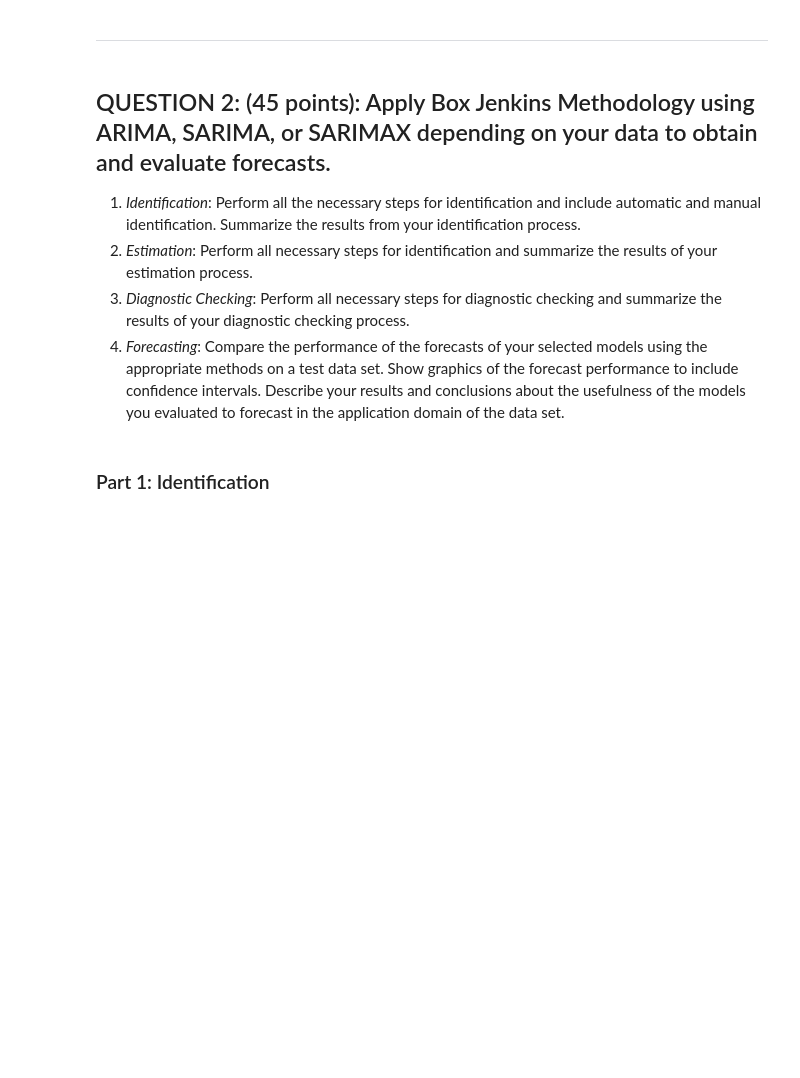
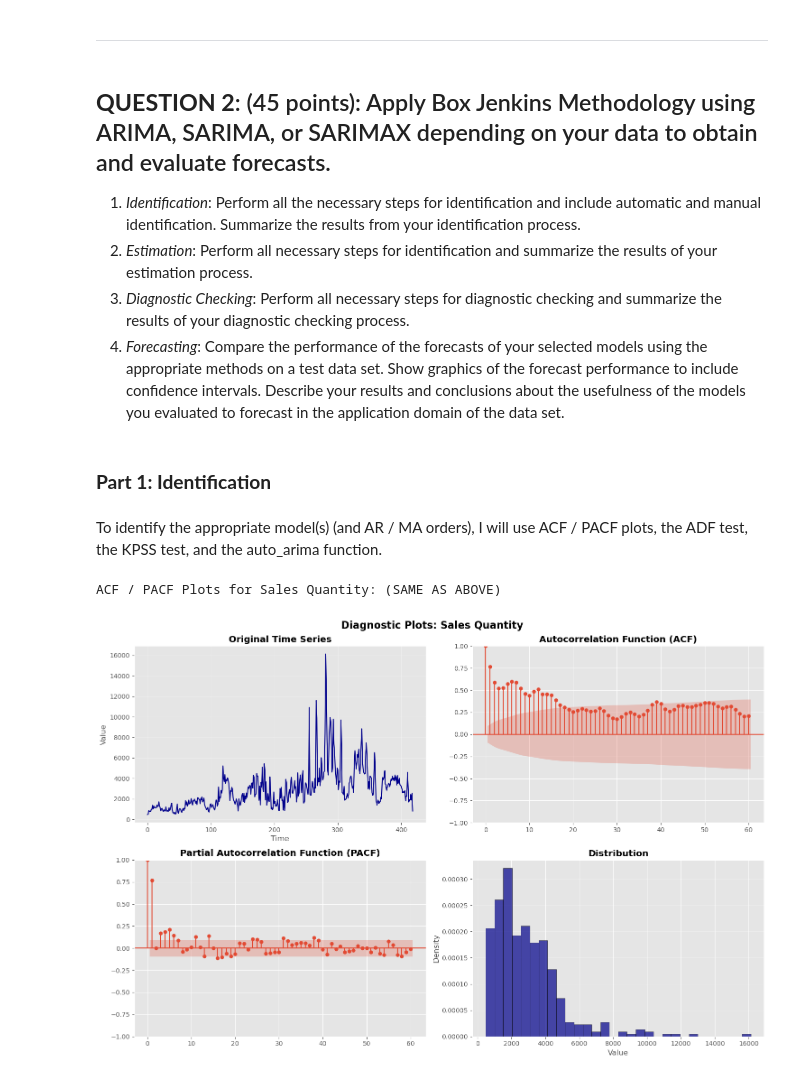
Before and after one commit to andersone17/time_series_hw_2, a Jupyter notebook: time_series_hw_2.ipynb, the cells around one changed output. Drawn from its saved outputs; the diff is of its cells as text; code cells hidden in the pictures; blank space fills up the shorter version.

```diff
--- a/time_series_hw_2.ipynb
+++ b/time_series_hw_2.ipynb
@@ -117,10 +156,19 @@ The autocorrelation plot slowly decreases, which is a sign of non stationarity.
 # %% [markdown]
 ---
 # %% [markdown]
-## QUESTION 2: (45 points): Apply Box Jenkins Methodology using ARIMA, SARIMA, or SARIMAX depending on your data to obtain and evaluate forecasts.
+## **QUESTION 2**: (45 points): Apply Box Jenkins Methodology using ARIMA, SARIMA, or SARIMAX depending on your data to obtain and evaluate forecasts.
 1. *Identification*: Perform all the necessary steps for identification and include automatic and manual identification. Summarize the results from your identification process.
 2. *Estimation*: Perform all necessary steps for identification and summarize the results of your estimation process.
 3. *Diagnostic Checking*: Perform all necessary steps for diagnostic checking and summarize the results of your diagnostic checking process.
 4. *Forecasting*: Compare the performance of the forecasts of your selected models using the appropriate methods on a test data set. Show graphics of the forecast performance to include confidence intervals. Describe your results and conclusions about the usefulness of the models you evaluated to forecast in the application domain of the data set.
 # %% [markdown]
-### Part 1: Identification
+### **Part 1: Identification**
+# %% [markdown]
+To identify the appropriate model(s) (and AR / MA orders), I will use ACF / PACF plots, the ADF test, the KPSS test, and the auto_arima function.
+# %%
+# Plot Diagnostics
+print("ACF / PACF Plots for Sales Quantity: (SAME AS ABOVE)")
+diagnostic_plot(sales['order_quantity'], title='Sales Quantity')
+# %% [output]
+ACF / PACF Plots for Sales Quantity: (SAME AS ABOVE)
+[figure, added]
```
Also changed, not shown: parts of 8 cells of this notebook.
